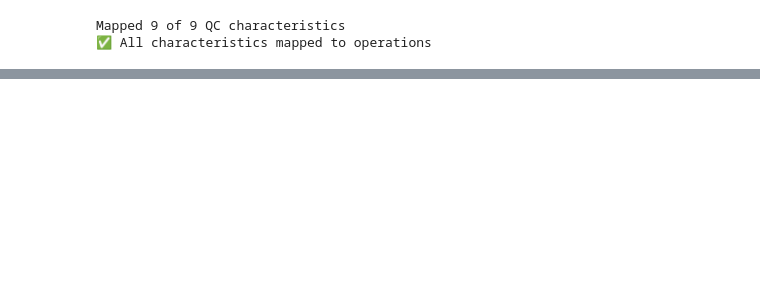
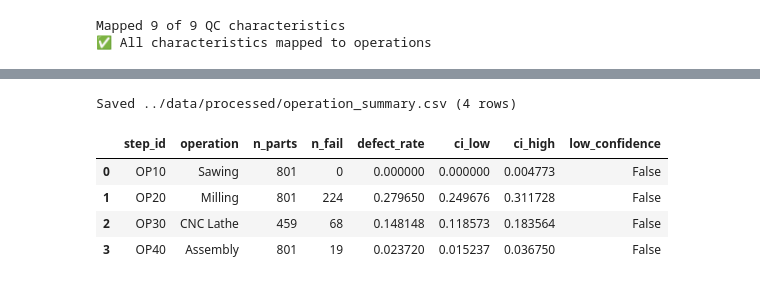
Before and after one commit to Siddardth7/nexus-fmea, a Jupyter notebook: notebooks/01_occurrence_from_data.ipynb, the cells around one changed output, grey strips where cells are left out. Saved outputs shown, nothing was run; the diff lists cells and outputs as text; code cells hidden in the pictures; blank space fills up the shorter version.

```diff
--- a/notebooks/01_occurrence_from_data.ipynb
+++ b/notebooks/01_occurrence_from_data.ipynb
@@ -137,0 +183,42 @@ Data is loaded and verified. On Day 2 we will:
+# %%
+op_rows = []
+for operation, characteristics in OPERATION_MAP.items():
+    step_id = STEP_IDS[operation]
+    qc_cols = [f"{c}_qcpass" for c in characteristics]
+
+    has_data = df[qc_cols].notna().any(axis=1)
+    subset = df[has_data]
+    n_parts = len(subset)
+
+    any_fail = subset[qc_cols].apply(
+        lambda row: any(str(v) == 'False' for v in row if pd.notna(v)), axis=1
+    )
+    n_fail = any_fail.sum()
+    defect_rate = n_fail / n_parts if n_parts > 0 else 0.0
+
+    ci_low, ci_high = proportion_confint(
+        count=n_fail, nobs=n_parts, alpha=0.05, method='wilson'
+    )
+
+    op_rows.append({
+        'step_id': step_id,
+        'operation': operation,
+        'n_parts': n_parts,
+        'n_fail': n_fail,
+        'defect_rate': round(defect_rate, 6),
+        'ci_low': round(ci_low, 6),
+        'ci_high': round(ci_high, 6),
+        'low_confidence': n_parts < 30
+    })
+
+df_op = pd.DataFrame(op_rows)
+df_op.to_csv('../data/processed/operation_summary.csv', index=False)
+print(f"Saved ../data/processed/operation_summary.csv ({len(df_op)} rows)")
+df_op
+# %% [output]
+Saved ../data/processed/operation_summary.csv (4 rows)
+|  | step_id | operation | n_parts | n_fail | defect_rate | ci_low | ci_high | low_confidence |
+| 0 | OP10 | Sawing | 801 | 0 | 0.000000 | 0.000000 | 0.004773 | False |
+| 1 | OP20 | Milling | 801 | 224 | 0.279650 | 0.249676 | 0.311728 | False |
+| 2 | OP30 | CNC Lathe | 459 | 68 | 0.148148 | 0.118573 | 0.183564 | False |
+| 3 | OP40 | Assembly | 801 | 19 | 0.023720 | 0.015237 | 0.036750 | False |
```
Also changed, not shown: parts of 19 cells of this notebook.
